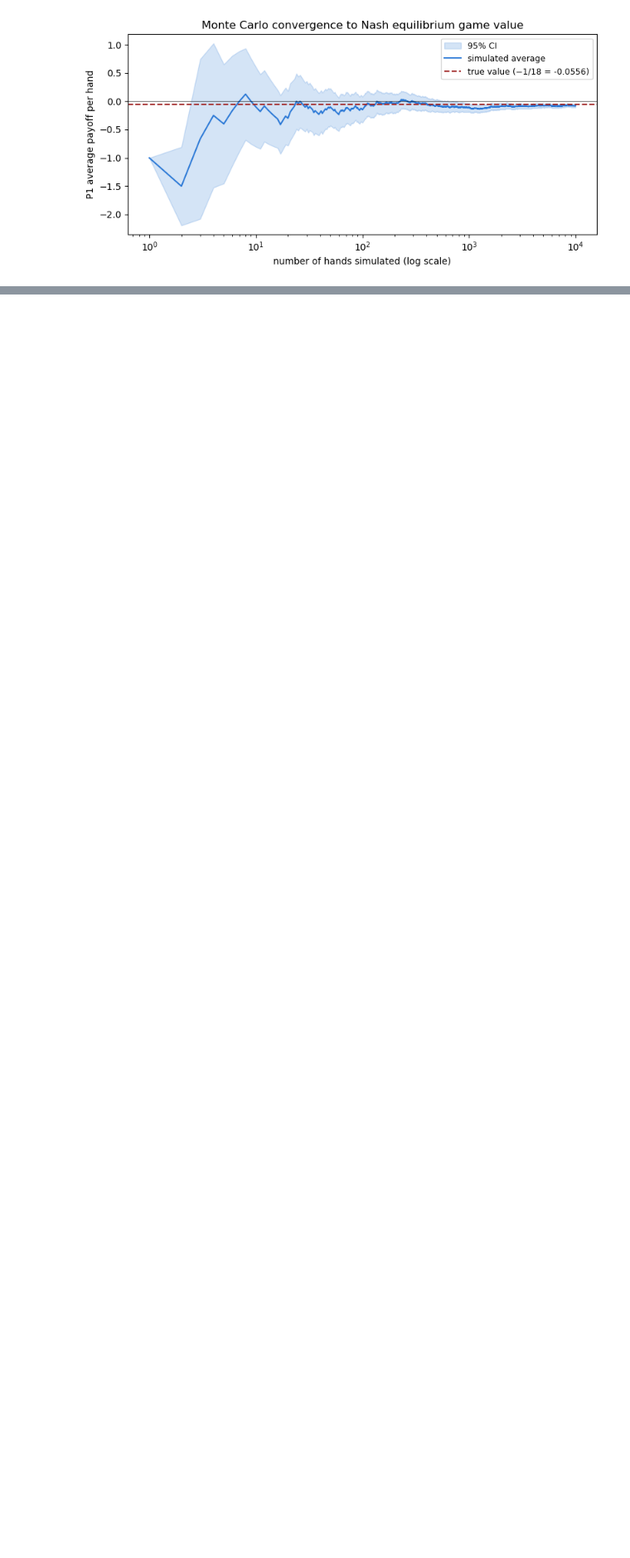
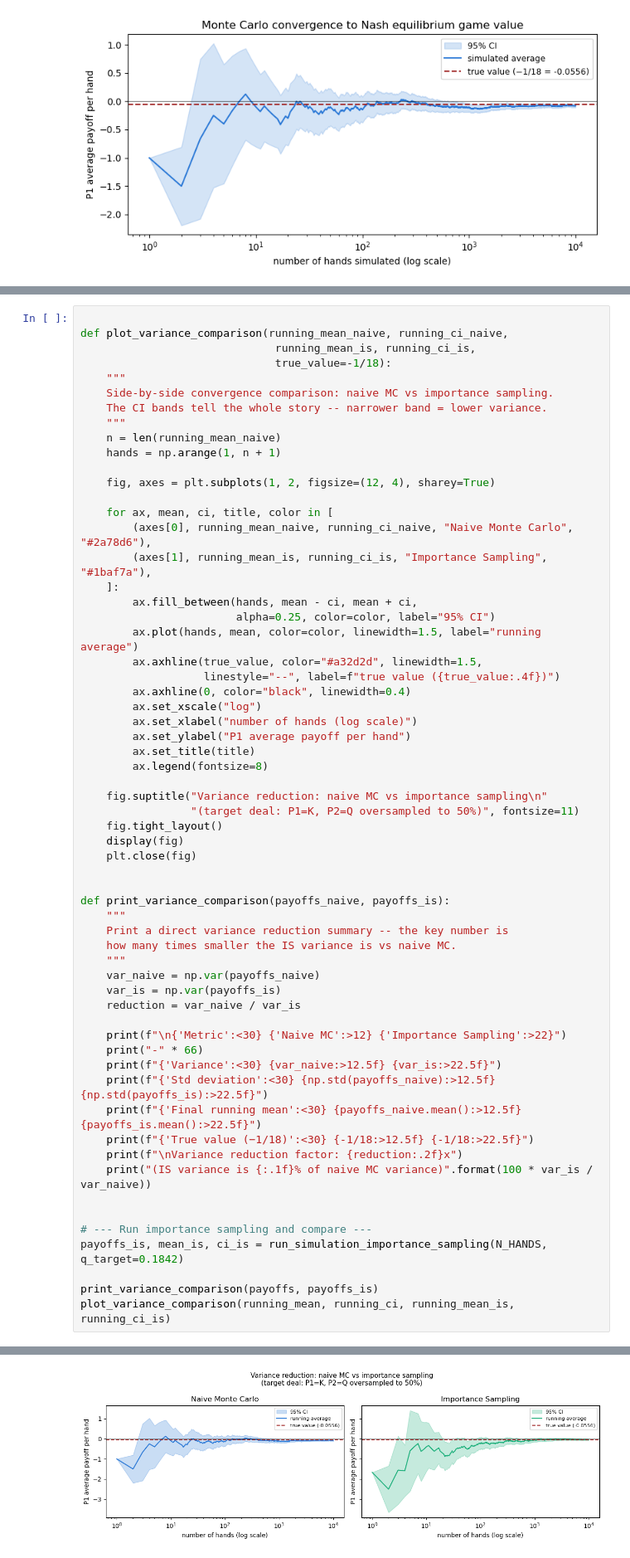
Before and after one commit to AryaKrishnaproffessional/Game-Theory-Bot, a Jupyter notebook: game_theory_ntb.ipynb, the cells around one changed output, grey strips where cells are left out. Shown at 83% size. Cells and saved outputs as stored; diff of their text form; blank space fills up the shorter version.

Commit message:
Updated notebook with importance sampling and choosing optimal q proportional to abs(f)*p

```diff
--- a/game_theory_ntb.ipynb
+++ b/game_theory_ntb.ipynb
@@ -2235,0 +2301,62 @@ plot_convergence(running_mean, running_ci)
+# %%
+
+def plot_variance_comparison(running_mean_naive, running_ci_naive,
+                              running_mean_is, running_ci_is,
+                              true_value=-1/18):
+    """
+    Side-by-side convergence comparison: naive MC vs importance sampling.
+    The CI bands tell the whole story -- narrower band = lower variance.
+    """
+    n = len(running_mean_naive)
+    hands = np.arange(1, n + 1)
+
+    fig, axes = plt.subplots(1, 2, figsize=(12, 4), sharey=True)
+
+    for ax, mean, ci, title, color in [
+        (axes[0], running_mean_naive, running_ci_naive, "Naive Monte Carlo", "#2a78d6"),
+        (axes[1], running_mean_is, running_ci_is, "Importance Sampling", "#1baf7a"),
+    ]:
+        ax.fill_between(hands, mean - ci, mean + ci,
+                        alpha=0.25, color=color, label="95% CI")
+        ax.plot(hands, mean, color=color, linewidth=1.5, label="running average")
+        ax.axhline(true_value, color="#a32d2d", linewidth=1.5,
+                   linestyle="--", label=f"true value ({true_value:.4f})")
+        ax.axhline(0, color="black", linewidth=0.4)
+        ax.set_xscale("log")
+        ax.set_xlabel("number of hands (log scale)")
+        ax.set_ylabel("P1 average payoff per hand")
+        ax.set_title(title)
+        ax.legend(fontsize=8)
+
+    fig.suptitle("Variance reduction: naive MC vs importance sampling\n"
+                 "(target deal: P1=K, P2=Q oversampled to 50%)", fontsize=11)
+    fig.tight_layout()
+    display(fig)
+    plt.close(fig)
+
+
+def print_variance_comparison(payoffs_naive, payoffs_is):
+    """
+    Print a direct variance reduction summary -- the key number is
+    how many times smaller the IS variance is vs naive MC.
+    """
+    var_naive = np.var(payoffs_naive)
+    var_is = np.var(payoffs_is)
+    reduction = var_naive / var_is
+
+    print(f"\n{'Metric':<30} {'Naive MC':>12} {'Importance Sampling':>22}")
+    print("-" * 66)
+    print(f"{'Variance':<30} {var_naive:>12.5f} {var_is:>22.5f}")
+    print(f"{'Std deviation':<30} {np.std(payoffs_naive):>12.5f} {np.std(payoffs_is):>22.5f}")
+    print(f"{'Final running mean':<30} {payoffs_naive.mean():>12.5f} {payoffs_is.mean():>22.5f}")
+    print(f"{'True value (−1/18)':<30} {-1/18:>12.5f} {-1/18:>22.5f}")
+    print(f"\nVariance reduction factor: {reduction:.2f}x")
+    print("(IS variance is {:.1f}% of naive MC variance)".format(100 * var_is / var_naive))
+
+
+# --- Run importance sampling and compare ---
+payoffs_is, mean_is, ci_is = run_simulation_importance_sampling(N_HANDS, q_target=0.1842)
+
+print_variance_comparison(payoffs, payoffs_is)
+plot_variance_comparison(running_mean, running_ci, running_mean_is, running_ci_is)
+# %% [output]
@@ -2235,0 +2372 @@ plot_convergence(running_mean, running_ci)
+[figure, added]
```
Also changed, not shown: parts of 5 cells of this notebook.
